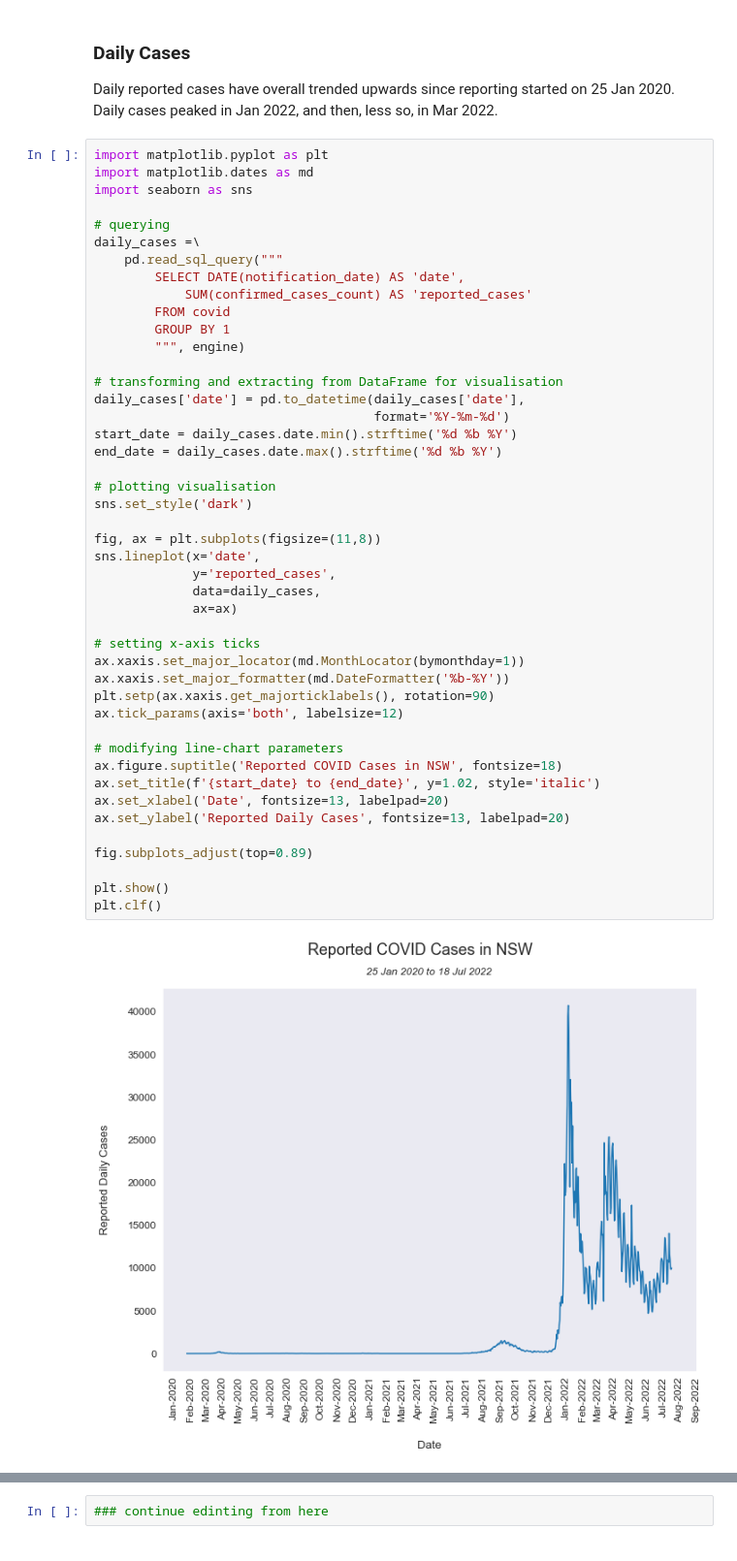
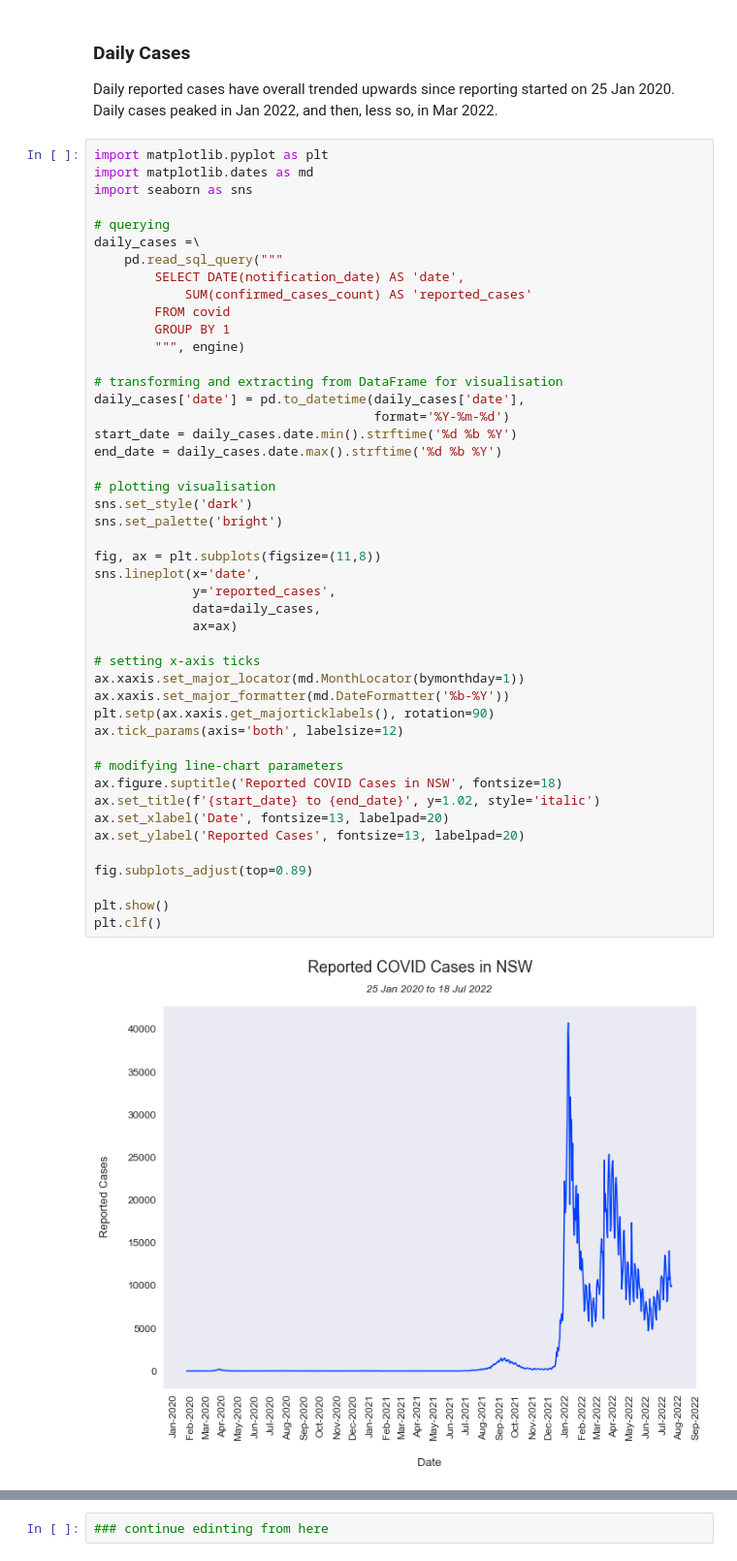
Before and after one commit to henrylin03/covid-nsw, a Jupyter notebook: covid-nsw.ipynb, the cells around one changed output, grey strips where cells are left out. Shown: that part at 97% size. Drawn from its saved outputs; the diff is of its cells as text.

```diff
--- a/covid-nsw.ipynb
+++ b/covid-nsw.ipynb
@@ -80,34 +82,35 @@ daily_cases =\
 daily_cases['date'] = pd.to_datetime(daily_cases['date'],
                                      format='%Y-%m-%d')
 start_date = daily_cases.date.min().strftime('%d %b %Y')
 end_date = daily_cases.date.max().strftime('%d %b %Y')
 
 # plotting visualisation
 sns.set_style('dark')
+sns.set_palette('bright')
 
 fig, ax = plt.subplots(figsize=(11,8))
 sns.lineplot(x='date',
              y='reported_cases',
              data=daily_cases,
              ax=ax)
 
 # setting x-axis ticks
 ax.xaxis.set_major_locator(md.MonthLocator(bymonthday=1))
 ax.xaxis.set_major_formatter(md.DateFormatter('%b-%Y'))
 plt.setp(ax.xaxis.get_majorticklabels(), rotation=90)
 ax.tick_params(axis='both', labelsize=12)
 
 # modifying line-chart parameters
 ax.figure.suptitle('Reported COVID Cases in NSW', fontsize=18)
 ax.set_title(f'{start_date} to {end_date}', y=1.02, style='italic')
 ax.set_xlabel('Date', fontsize=13, labelpad=20)
-ax.set_ylabel('Reported Daily Cases', fontsize=13, labelpad=20)
+ax.set_ylabel('Reported Cases', fontsize=13, labelpad=20)
 
 fig.subplots_adjust(top=0.89)
 
 plt.show()
 plt.clf()
 # %% [output]
-[figure, old version]
+[figure, new version]
 <Figure size 432x288 with 0 Axes>
 # %% [markdown]
```
Also changed, not shown: parts of 12 cells of this notebook.
